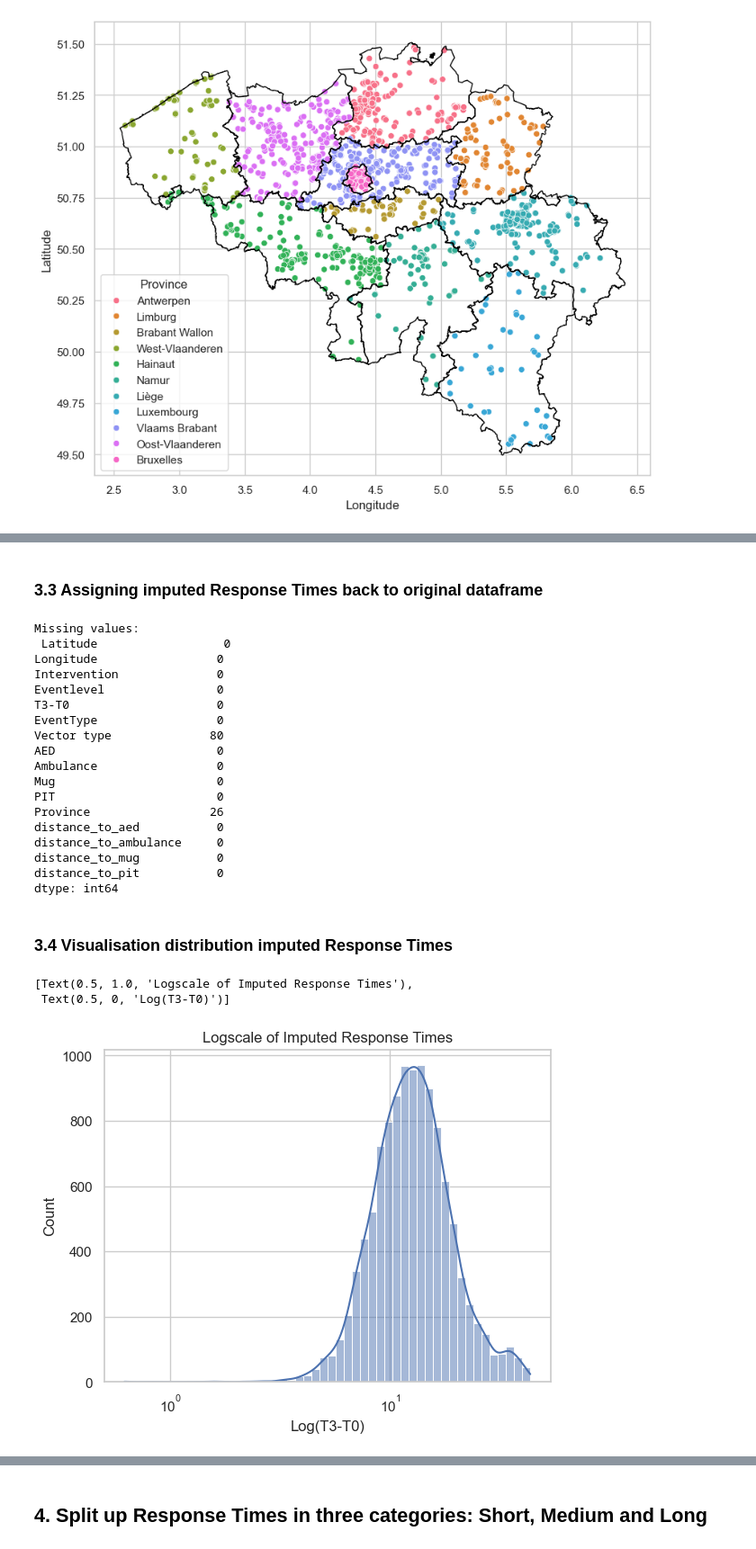
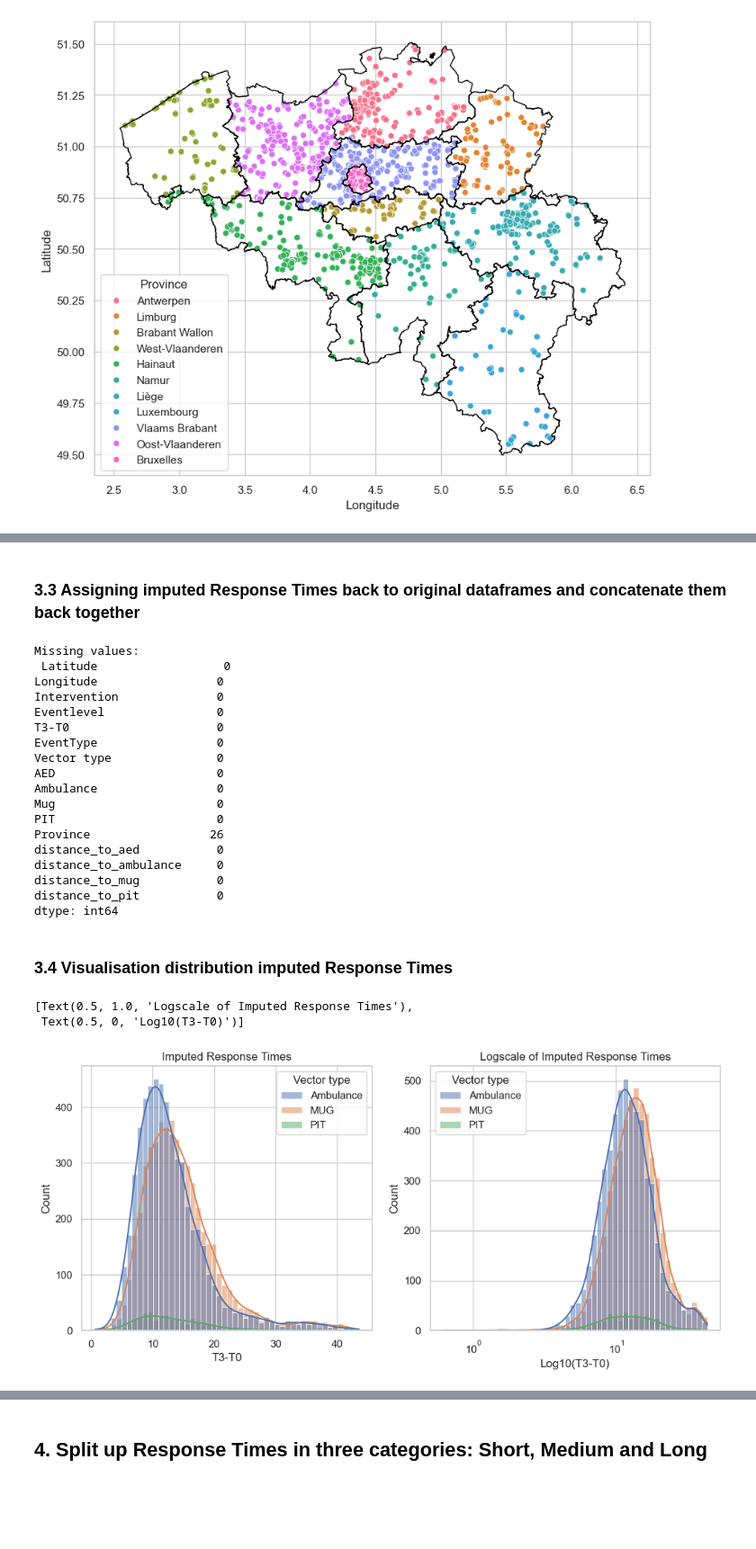
Before and after one commit to JeroenGuillierme/Project-MDA, a Jupyter notebook: 3. Response Time Analysis.ipynb, the cells around one changed output, grey strips where cells are left out. Shown at 90% size. Cells and saved outputs as stored; diff of their text form; code cells hidden in the pictures; blank space fills up the shorter version.

```diff
--- a/3. Response Time Analysis.ipynb
+++ b/3. Response Time Analysis.ipynb
@@ -203,8 +229,10 @@ Assign Response Times to intervention locations with no reported Response Time i
 # %%
 # Select features for imputation
-features_for_imputation = rta_ready[['Latitude', 'Longitude', 'distance_to_ambulance',
-                                              'distance_to_mug', 'distance_to_pit', 'T3-T0']]
+# Only include distance to nearest vector type of that group
+features_for_imputation1 = g1[['Latitude', 'Longitude', 'distance_to_ambulance', 'T3-T0']]
+features_for_imputation2 = g2[['Latitude', 'Longitude', 'distance_to_mug', 'T3-T0']]
+features_for_imputation3 = g3[['Latitude', 'Longitude', 'distance_to_pit', 'T3-T0']]
 
-print('Missing values:\n', features_for_imputation.isna().sum())
-features_for_imputation.head(3)
+print('Number of observations for the vector types Ambulance, MUG and PIT respectively: \n',
+      len(features_for_imputation1), '\n', len(features_for_imputation2), '\n', len(features_for_imputation3))
 # %% [output]
@@ -227,13 +247,12 @@ np.random.seed(42)
 # Initialize the KNN Imputer
 knn_imputer = KNNImputer(n_neighbors=5)
 
-# Perform KNN Imputation
-imputed_values = knn_imputer.fit_transform(features_for_imputation)
+# Perform KNN Imputation for each vector type
+imputed_values1 = knn_imputer.fit_transform(features_for_imputation1)
+imputed_values2 = knn_imputer.fit_transform(features_for_imputation2)
+imputed_values3 = knn_imputer.fit_transform(features_for_imputation3)
 
-# Create a dataframe with the imputed values
-imputed_data = pd.DataFrame(imputed_values, columns=['Latitude', 'Longitude', 'distance_to_ambulance',
-                                                     'distance_to_mug', 'distance_to_pit', 'T3-T0'])
-
-print('Missing values: \n', imputed_data.isna().sum())
-print(len(imputed_data))
-imputed_data.head(3)
+# Create a dataframes with the imputed values
+imputed_data1 = pd.DataFrame(imputed_values1, columns=['Latitude', 'Longitude', 'distance_to_ambulance', 'T3-T0'])
+imputed_data2 = pd.DataFrame(imputed_values2, columns=['Latitude', 'Longitude', 'distance_to_mug', 'T3-T0'])
+imputed_data3 = pd.DataFrame(imputed_values3, columns=['Latitude', 'Longitude', 'distance_to_pit', 'T3-T0'])
@@ -254,7 +259,11 @@ dtype: int64
 # %% [markdown]
-### 3.3 Assigning imputed Response Times back to original dataframe
+### 3.3 Assigning imputed Response Times back to original dataframes and concatenate them back together
 # %%
-rta_ready.loc[:,'T3-T0'] = imputed_data['T3-T0']
+g1.loc[:,'T3-T0'] = imputed_data1['T3-T0']
+g2.loc[:,'T3-T0'] = imputed_data2['T3-T0']
+g3.loc[:,'T3-T0'] = imputed_data3['T3-T0']
+
+rta_ready = pd.concat([g1, g2, g3], axis=0, ignore_index=True) # Group 4 isn't concatenated, leaving these observations behind for further analysis
 print('Missing values: \n', rta_ready.isna().sum())
 # %% [output]
 Missing values:
@@ -264,7 +273,7 @@ Intervention              0
 Eventlevel                0
 T3-T0                     0
 EventType                 0
-Vector type              80
+Vector type               0
 AED                       0
 Ambulance                 0
 Mug                       0
@@ -279,12 +288,17 @@ dtype: int64
 ### 3.4 Visualisation distribution imputed Response Times
 # %%
 # Plot response times
-sns.histplot(data=rta_ready['T3-T0'], bins=50, log_scale=True, kde=True).set(title='Logscale of Imputed Response Times', xlabel='Log10(T3-T0)')
+fig, axes = plt.subplots(1, 2, figsize=(12, 5))
+
+sns.histplot(data=rta_ready, x='T3-T0', bins=50, log_scale=False, kde=True, hue='Vector type',ax=axes[0]).set(
+    title='Imputed Response Times', xlabel='T3-T0')
+sns.histplot(data=rta_ready, x='T3-T0', bins=50, log_scale=True, kde=True, hue='Vector type',ax=axes[1]).set(
+    title='Logscale of Imputed Response Times', xlabel='Log10(T3-T0)')
 # Right-skewed distribution, so log scale was used.
 # %% [output]
 [Text(0.5, 1.0, 'Logscale of Imputed Response Times'),
- Text(0.5, 0, 'Log(T3-T0)')]
+ Text(0.5, 0, 'Log10(T3-T0)')]
-[figure, old version]
+[figure, new version]
 # %%
 fig, ax = plt.subplots(figsize=(12, 8))
 sns.scatterplot(data=rta_ready, x= 'Longitude', y='Latitude', hue='T3-T0', palette='YlOrRd', ax=ax)
```
Also changed, not shown: parts of 64 cells of this notebook.
